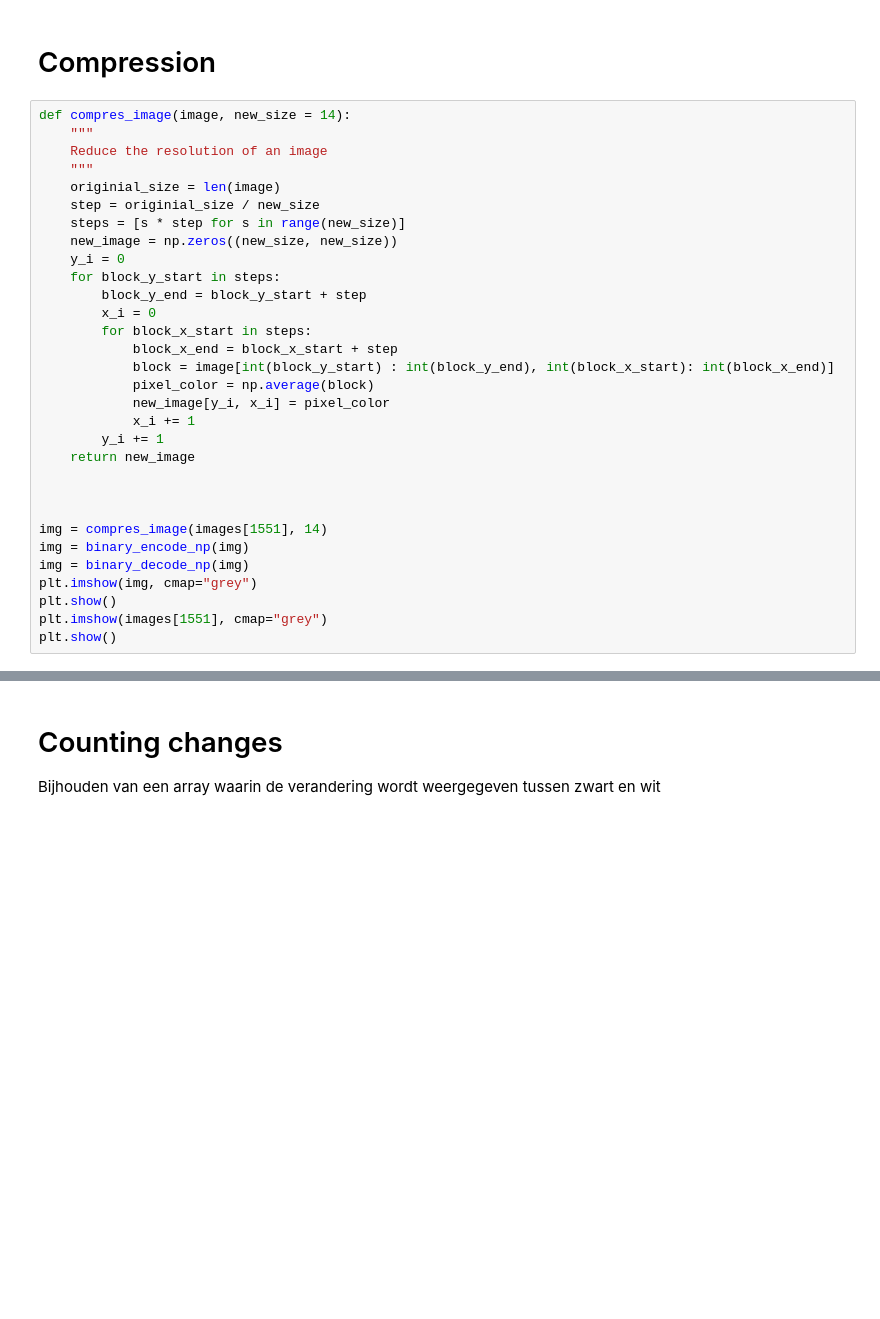
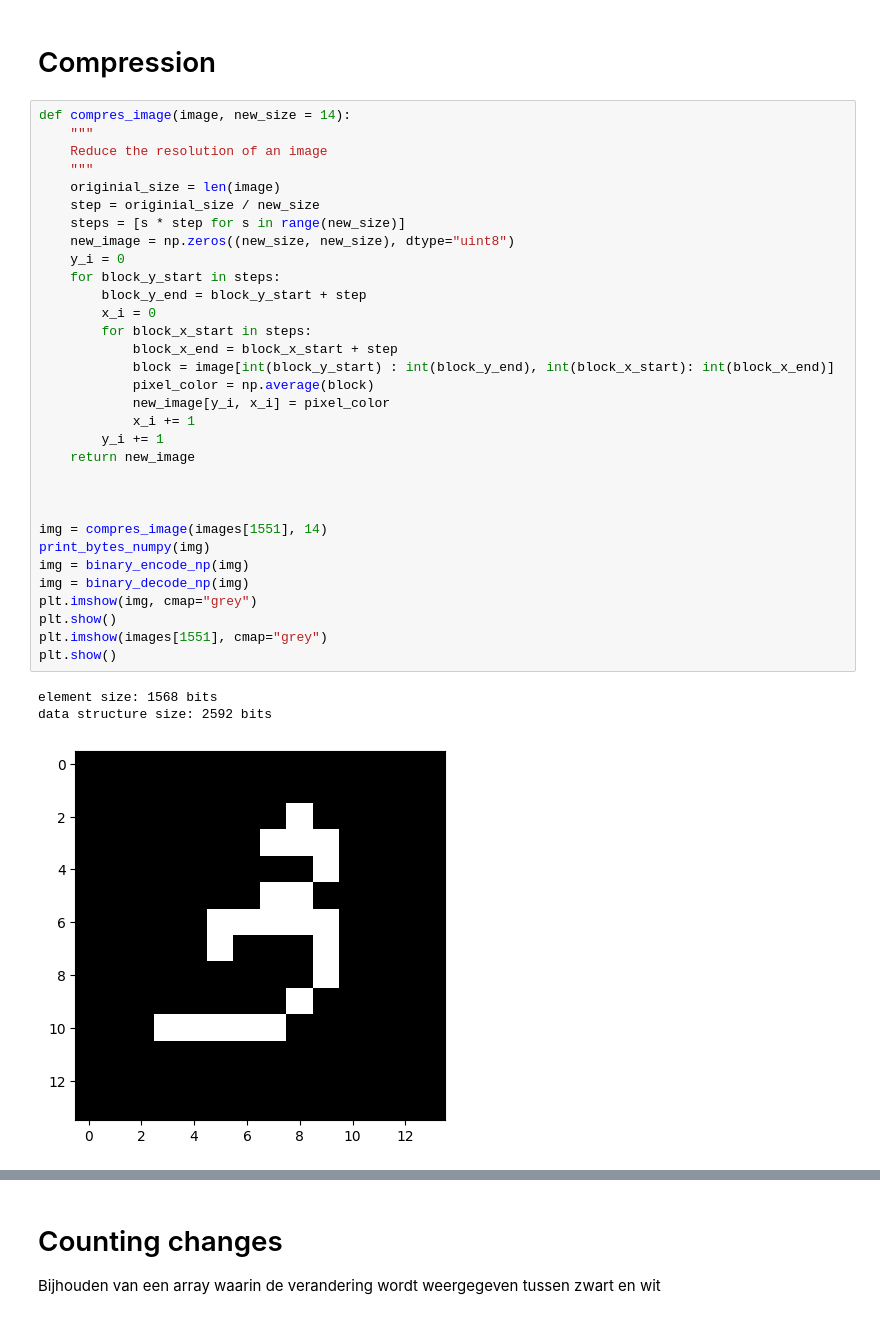
Before and after one commit to Rein-Schregardus/Data-Structures-And-Alogirthms, a Jupyter notebook: week-4/[Project] Data Representatie.ipynb, the cells around one changed output, grey strips where cells are left out. Saved outputs shown, nothing was run; the diff lists cells and outputs as text; blank space fills up the shorter version.

Commit message:
Data analysis memory preformance

```diff
--- a/week-4/[Project] Data Representatie.ipynb
+++ b/week-4/[Project] Data Representatie.ipynb
@@ -179,31 +207,36 @@ plt.show()
 # %%
 def compres_image(image, new_size = 14):
     """
     Reduce the resolution of an image
     """
     originial_size = len(image)
     step = originial_size / new_size
     steps = [s * step for s in range(new_size)]
-    new_image = np.zeros((new_size, new_size))
+    new_image = np.zeros((new_size, new_size), dtype="uint8")
     y_i = 0
     for block_y_start in steps:
         block_y_end = block_y_start + step
         x_i = 0
         for block_x_start in steps:
             block_x_end = block_x_start + step
             block = image[int(block_y_start) : int(block_y_end), int(block_x_start): int(block_x_end)]
             pixel_color = np.average(block)
             new_image[y_i, x_i] = pixel_color
             x_i += 1
         y_i += 1
     return new_image
 
 
 
 img = compres_image(images[1551], 14)
+print_bytes_numpy(img)
 img = binary_encode_np(img)
 img = binary_decode_np(img)
 plt.imshow(img, cmap="grey")
 plt.show()
 plt.imshow(images[1551], cmap="grey")
 plt.show()
+# %% [output]
+element size: 1568 bits
+data structure size: 2592 bits
+[figure, added]
```
Also changed, not shown: parts of 14 cells of this notebook.
